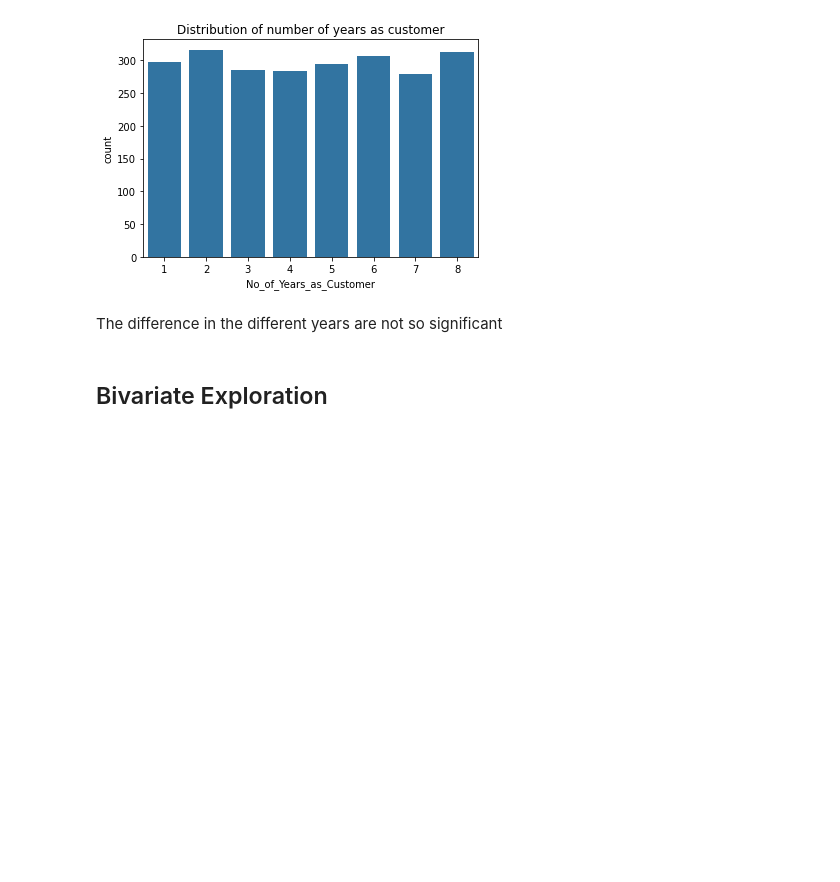
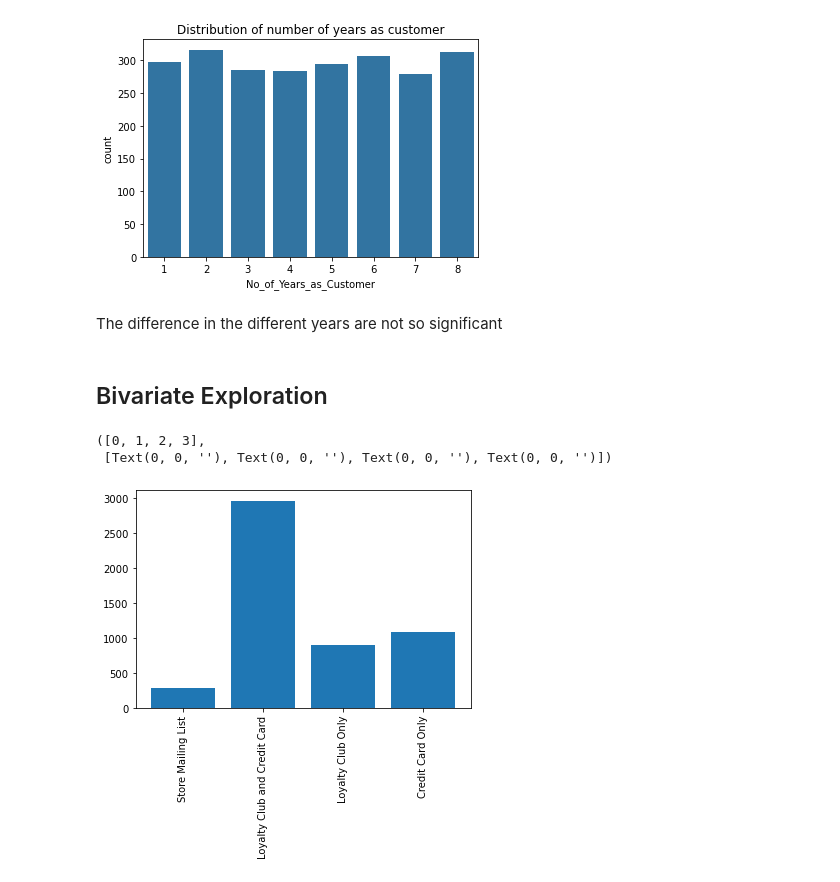
Before and after one commit to AdeVic/p1_customers, a Jupyter notebook: p1_customers.ipynb, the cells around one changed output. Cells and saved outputs as stored; diff of their text form; code cells hidden in the pictures; blank space fills up the shorter version.

Commit message:
Added bivariate plots

```diff
--- a/p1_customers.ipynb
+++ b/p1_customers.ipynb
@@ -351,3 +350,10 @@ plt.title('Distribution of number of years as customer');
 The difference in the different years are not so significant
 # %% [markdown]
 ## Bivariate Exploration
+# %%
+plt.bar('Customer_Segment',  'Avg_Sale_Amount', data = cust_df )
+plt.xticks(rotation=90)
+# %% [output]
+([0, 1, 2, 3],
+ [Text(0, 0, ''), Text(0, 0, ''), Text(0, 0, ''), Text(0, 0, '')])
+[figure, added]
```
Also changed, not shown: parts of 20 cells of this notebook.
